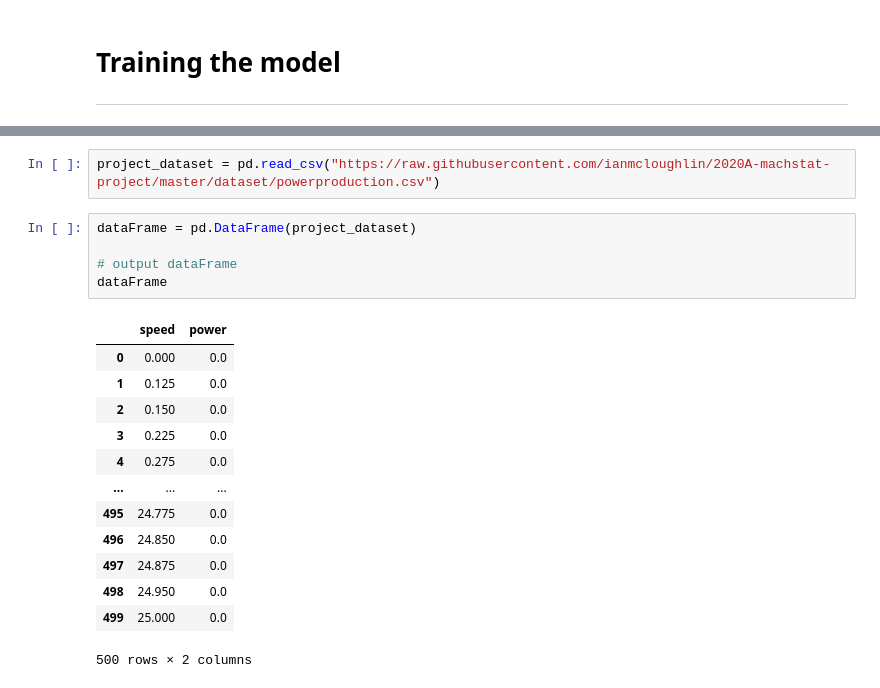
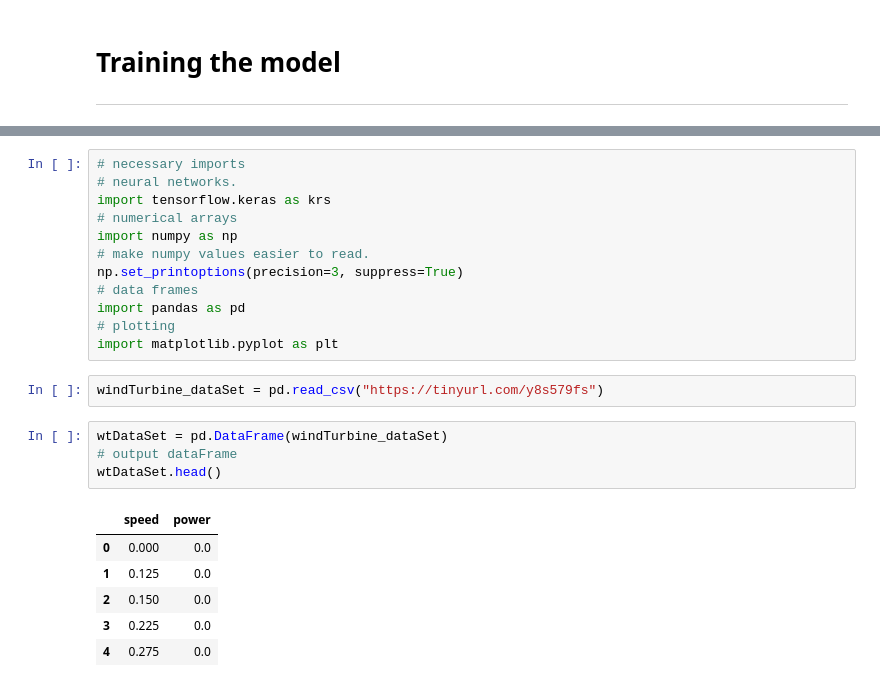
Before and after one commit to johnshields/EMT_PROJECT, a Jupyter notebook: train-model.ipynb, the cells around one changed output, grey strips where cells are left out. Drawn from its saved outputs; the diff is of its cells as text.

```diff
--- a/train-model.ipynb
+++ b/train-model.ipynb
@@ -19,21 +10,25 @@ import numpy as np
-# %%
-project_dataset = pd.read_csv("https://raw.githubusercontent.com/ianmcloughlin/2020A-machstat-project/master/dataset/powerproduction.csv")
+# %%
+# necessary imports
+# neural networks.
+import tensorflow.keras as krs
+# numerical arrays
+import numpy as np
+# make numpy values easier to read.
+np.set_printoptions(precision=3, suppress=True)
+# data frames
+import pandas as pd
+# plotting
+import matplotlib.pyplot as plt
+# %%
+windTurbine_dataSet = pd.read_csv("https://tinyurl.com/y8s579fs")
 # %%
-dataFrame = pd.DataFrame(project_dataset)
-
+wtDataSet = pd.DataFrame(windTurbine_dataSet)
 # output dataFrame
-dataFrame
+wtDataSet.head()
 # %% [output]
 |  | speed | power |
 | 0 | 0.000 | 0.0 |
 | 1 | 0.125 | 0.0 |
 | 2 | 0.150 | 0.0 |
 | 3 | 0.225 | 0.0 |
 | 4 | 0.275 | 0.0 |
-| ... | ... | ... |
-| 495 | 24.775 | 0.0 |
-| 496 | 24.850 | 0.0 |
-| 497 | 24.875 | 0.0 |
-| 498 | 24.950 | 0.0 |
-| 499 | 25.000 | 0.0 |
-500 rows × 2 columns
```
Also changed, not shown: parts of 8 cells of this notebook, 3 other files.
